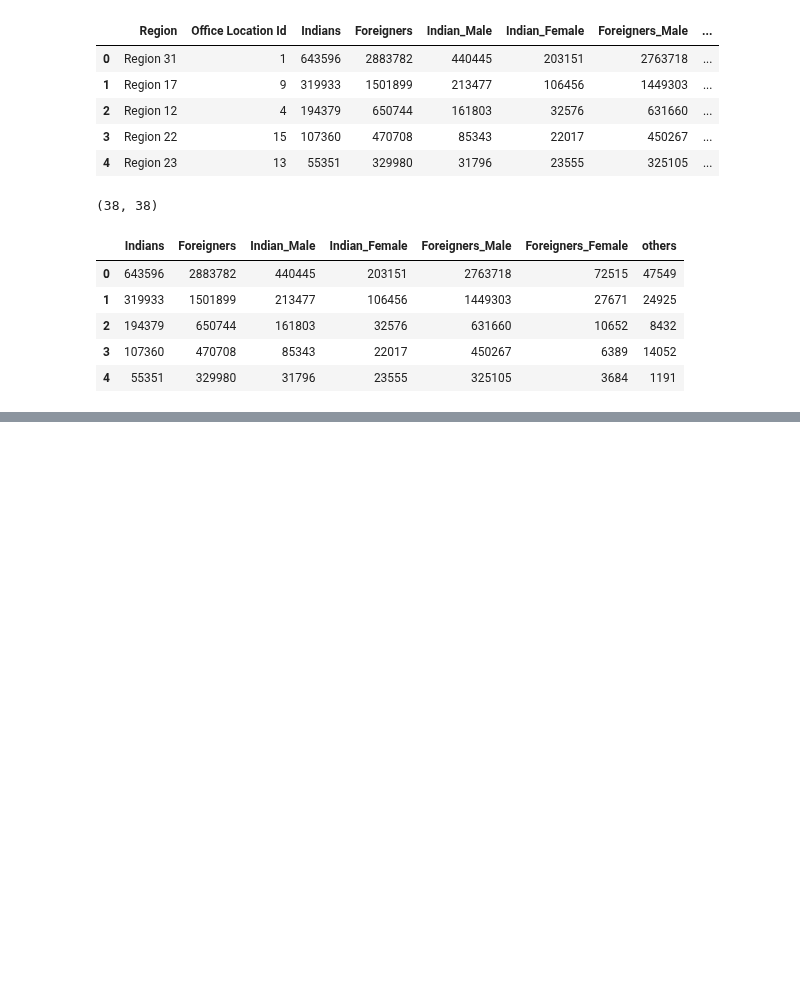
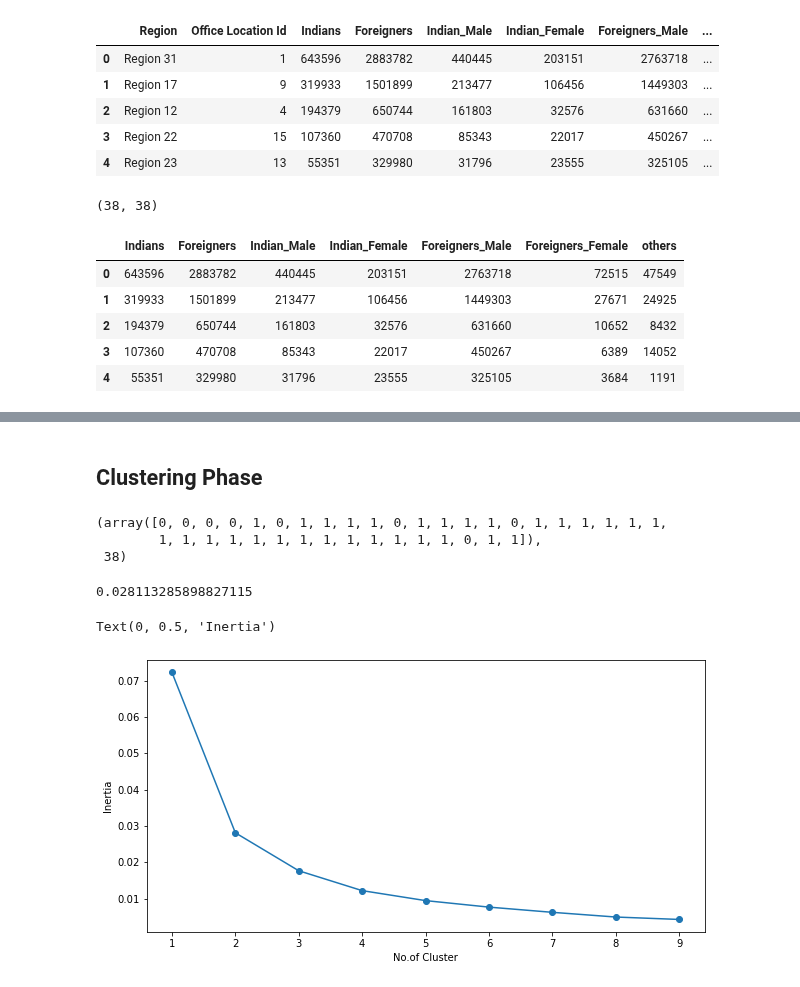
Before and after one commit to VelampalepuRohitAnjaniKumar/Machine-Learning-, a Jupyter notebook: Unsupervised Data/k-means_Algorithm.ipynb, the cells around one changed output, grey strips where cells are left out. Cells and saved outputs as stored; diff of their text form; code cells hidden in the pictures; blank space fills up the shorter version.

```diff
--- a/Unsupervised Data/k-means_Algorithm.ipynb
+++ b/Unsupervised Data/k-means_Algorithm.ipynb
@@ -156,0 +159,11 @@ data1.head()
+# %%
+from sklearn.preprocessing import Normalizer
+
+norm=Normalizer()
+columns=data1.columns
+
+data1=norm.fit_transform(data1)
+data1=pd.DataFrame(data1,columns=columns)
+
+
+data1.head()
@@ -156,0 +177,41 @@ data1.head()
+# %% [markdown]
+## Clustering Phase
+# %%
+from sklearn.cluster import KMeans
+
+kmeans=KMeans(n_clusters=2)
+kmeans.fit(data1)
+
+pred=kmeans.predict(data1)
+
+pred,len(pred)
+# %% [output]
+(array([0, 0, 0, 0, 1, 0, 1, 1, 1, 1, 0, 1, 1, 1, 1, 0, 1, 1, 1, 1, 1, 1,
+        1, 1, 1, 1, 1, 1, 1, 1, 1, 1, 1, 1, 1, 0, 1, 1]),
+ 38)
+# %%
+kmeans.inertia_
+# %% [output]
+0.028113285898827115
+# %%
+SSE=[]
+
+for cluster in range(1,10):
+
+    kmeans=KMeans(n_clusters=cluster)
+
+    kmeans.fit(data1)
+
+    SSE.append(kmeans.inertia_)
+# %%
+frame=pd.Series({'cluster':range(1,10),
+                  'SSE':SSE})
+# %%
+#Plotting
+plt.figure(figsize=(10,5))
+plt.plot(frame['cluster'],frame['SSE'],marker='o')
+plt.xlabel("No.of Cluster")
+plt.ylabel("Inertia")
+# %% [output]
+Text(0, 0.5, 'Inertia')
+[figure, added]
```
Also changed, not shown: parts of 6 cells of this notebook.
